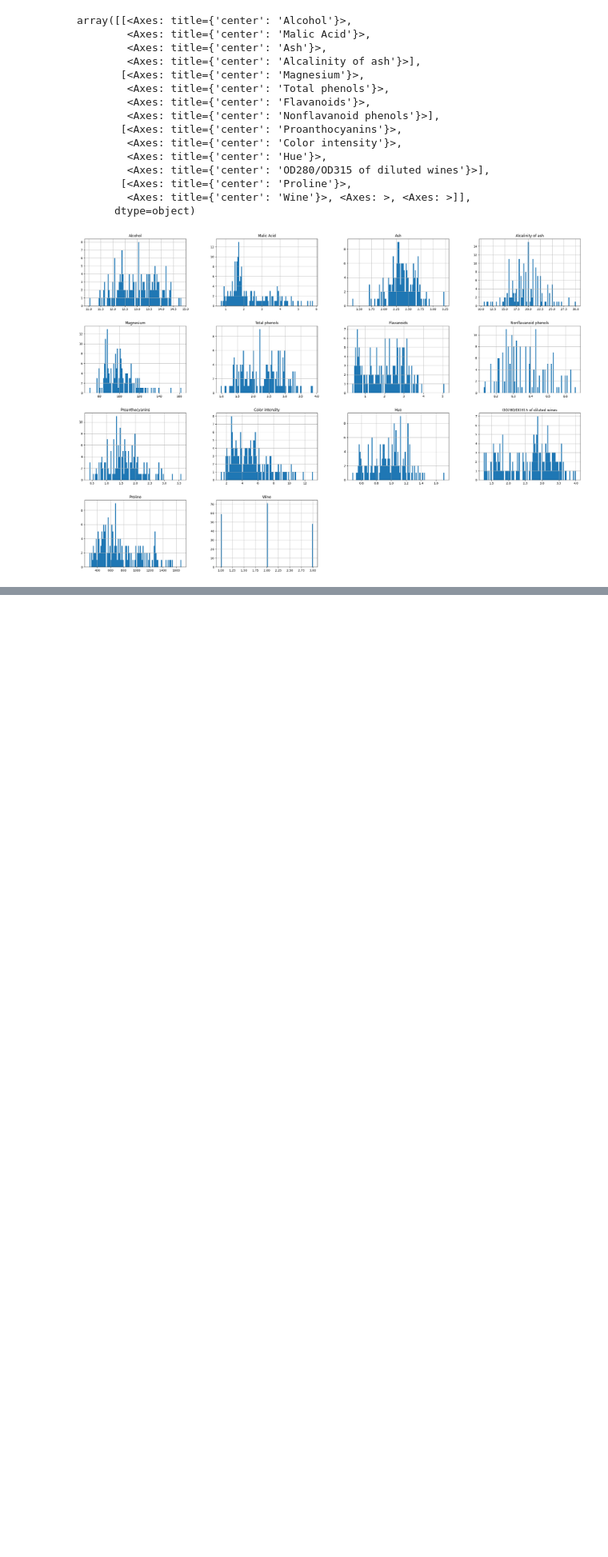
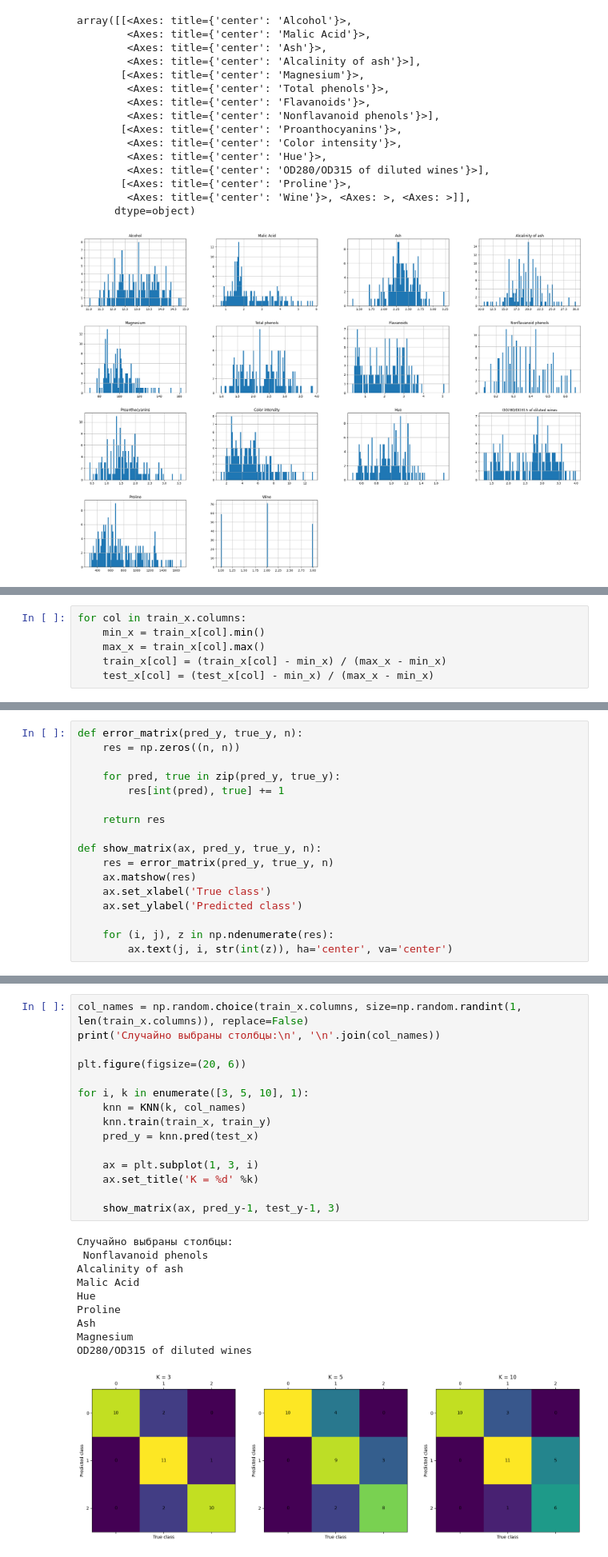
Before and after one commit to laoqiu233/itmo-ai-systems, a Jupyter notebook: lab5/knn_wine.ipynb, the cells around one changed output, grey strips where cells are left out. Shown: that part at 80% size. Cells and saved outputs as stored; diff of their text form; blank space fills up the shorter version.

```diff
--- a/lab5/knn_wine.ipynb
+++ b/lab5/knn_wine.ipynb
@@ -56,0 +88,6 @@ array([[<Axes: title={'center': 'Alcohol'}>,
+# %%
+for col in train_x.columns:
+    min_x = train_x[col].min()
+    max_x = train_x[col].max()
+    train_x[col] = (train_x[col] - min_x) / (max_x - min_x)
+    test_x[col] = (test_x[col] - min_x) / (max_x - min_x)
@@ -56,0 +145,17 @@ array([[<Axes: title={'center': 'Alcohol'}>,
+# %%
+def error_matrix(pred_y, true_y, n):
+    res = np.zeros((n, n))
+
+    for pred, true in zip(pred_y, true_y):
+        res[int(pred), true] += 1
+
+    return res
+
+def show_matrix(ax, pred_y, true_y, n):
+    res = error_matrix(pred_y, true_y, n)
+    ax.matshow(res)
+    ax.set_xlabel('True class')
+    ax.set_ylabel('Predicted class')
+
+    for (i, j), z in np.ndenumerate(res):
+        ax.text(j, i, str(int(z)), ha='center', va='center')
@@ -56,0 +166,26 @@ array([[<Axes: title={'center': 'Alcohol'}>,
+# %%
+col_names = np.random.choice(train_x.columns, size=np.random.randint(1, len(train_x.columns)), replace=False)
+print('Случайно выбраны столбцы:\n', '\n'.join(col_names))
+
+plt.figure(figsize=(20, 6))
+
+for i, k in enumerate([3, 5, 10], 1):
+    knn = KNN(k, col_names)
+    knn.train(train_x, train_y)
+    pred_y = knn.pred(test_x)
+
+    ax = plt.subplot(1, 3, i)
+    ax.set_title('K = %d' %k)
+
+    show_matrix(ax, pred_y-1, test_y-1, 3)
+# %% [output]
+Случайно выбраны столбцы:
+ Nonflavanoid phenols
+Alcalinity of ash
+Malic Acid
+Hue
+Proline
+Ash
+Magnesium
+OD280/OD315 of diluted wines
+[figure, added]
```
Also changed, not shown: parts of 12 cells of this notebook.
